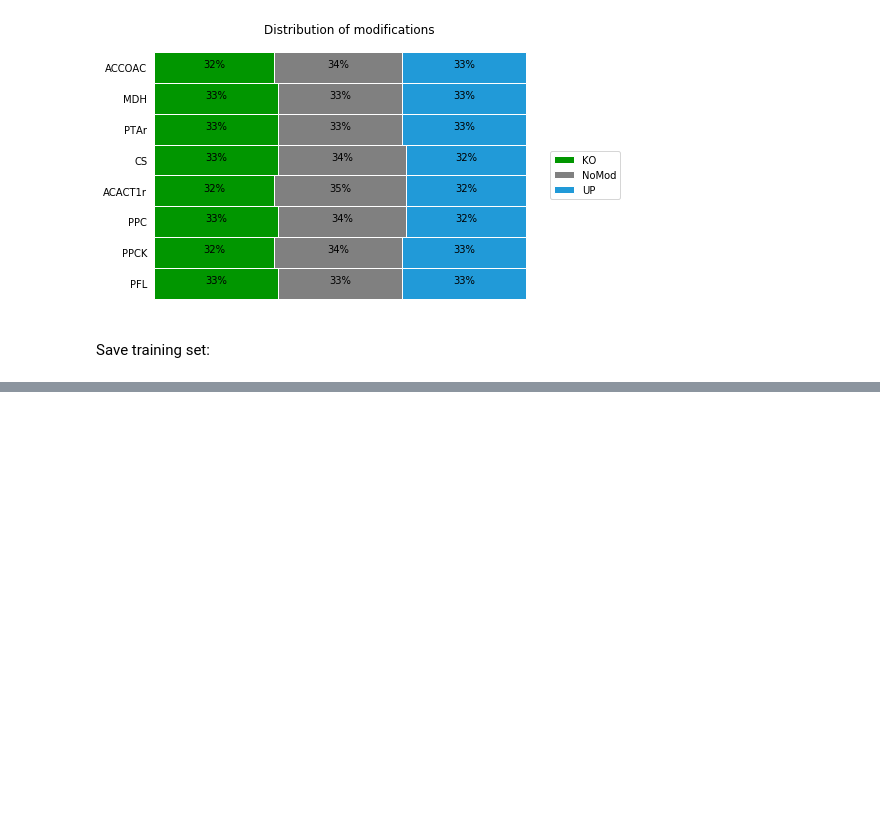
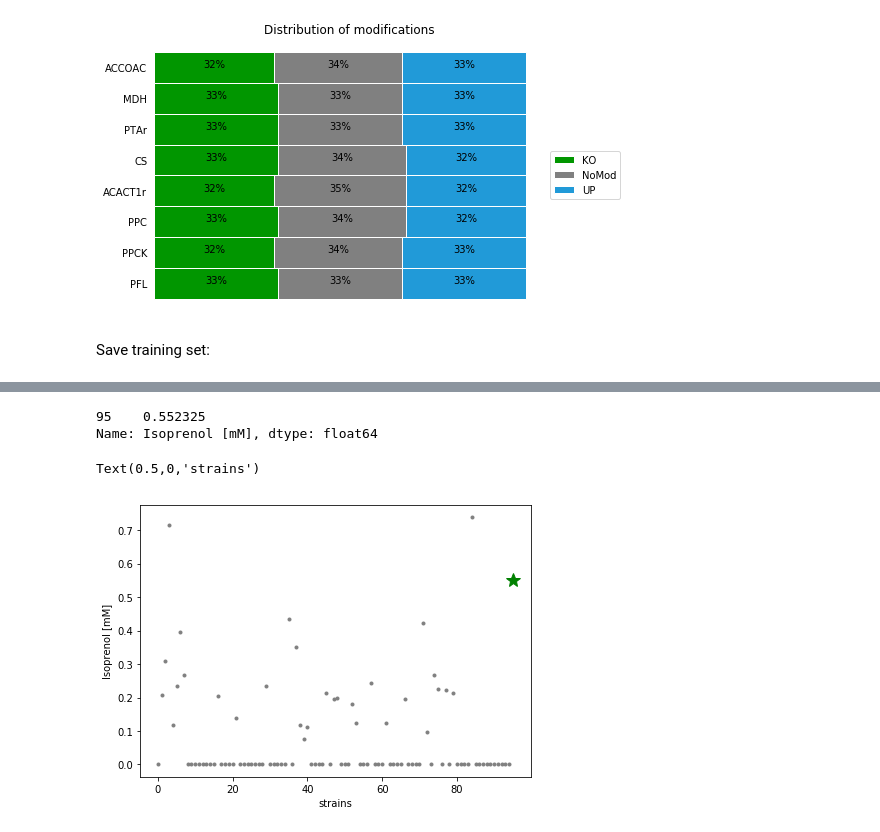
Before and after one commit to juanneilson/multiomicspaper, a Jupyter notebook: Initial_designs.ipynb, the cells around one changed output, grey strips where cells are left out. Cells and saved outputs as stored; diff of their text form; code cells hidden in the pictures; blank space fills up the shorter version.

Commit message:
Adding ART training to the notebook. Genes -> reactions

```diff
--- a/Initial_designs.ipynb
+++ b/Initial_designs.ipynb
@@ -208,0 +216,4 @@ df.loc[0:(n_instances-1)].to_csv(data_filename,
+# %%
+data_file = './data/training_data_8reactions_iso.csv'
+# %%
+df = pd.read_csv(data_file)
@@ -208,0 +229,15 @@ df.loc[0:(n_instances-1)].to_csv(data_filename,
+# %%
+df[df['Line Name']=='WT']['Isoprenol [mM]']
+# %% [output]
+95    0.552325
+Name: Isoprenol [mM], dtype: float64
+# %%
+fig = plt.figure(figsize=(7,5))
+ax = fig.add_subplot(111)
+ax.plot(df['Isoprenol [mM]'],'.',color='grey')
+ax.plot(95,df[df['Line Name']=='WT']['Isoprenol [mM]'],'g*',markersize=15)
+ax.set_ylabel('Isoprenol [mM]')
+ax.set_xlabel('strains')
+# %% [output]
+Text(0.5,0,'strains')
+[figure, added]
```
Also changed, not shown: parts of 51 cells of this notebook, 4 other files.
